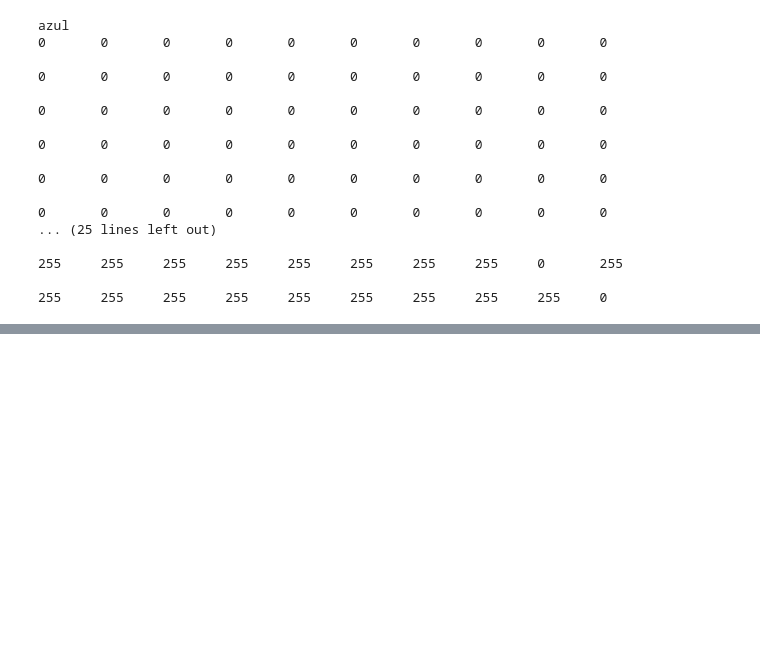
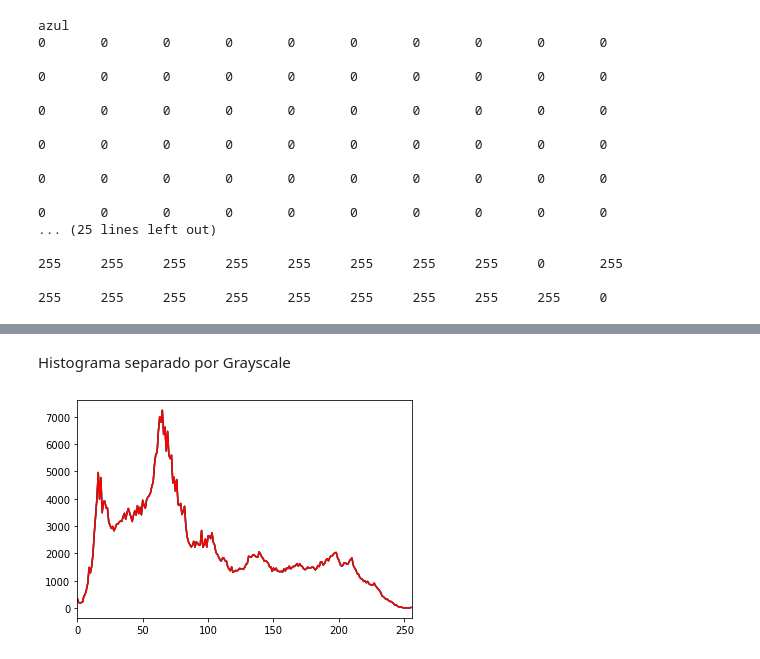
Before and after one commit to BiancaBianchi/FATEC_ROBOTICA, a Jupyter notebook: Aula4.ipynb, the cells around one changed output, grey strips where cells are left out. Drawn from its saved outputs; the diff is of its cells as text; code cells hidden in the pictures; blank space fills up the shorter version.

```diff
--- a/Aula4.ipynb
+++ b/Aula4.ipynb
@@ -89,0 +163,14 @@ azul
+# %% [markdown]
+Histograma separado por Grayscale
+# %%
+import cv2
+import matplotlib.pylab as plt
+image = cv2.imread('flor-de-lotus-na-cor-azul_blue_gray.jpg')
+color = ('b','g','r')
+for i, col in enumerate(color):
+  histr = cv2.calcHist([image],[i],None,[256],[0,256])
+  plt.plot(histr,color = col)
+  plt.xlim([0,256])
+plt.show()
+# %% [output]
+[figure, added]
```
Also changed, not shown: parts of 10 cells of this notebook.
